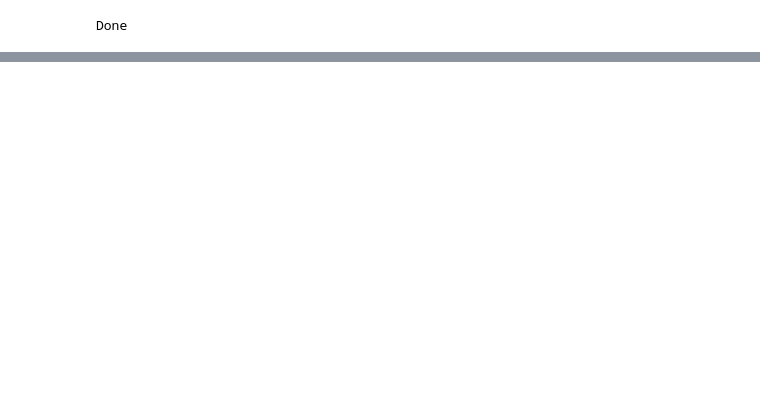
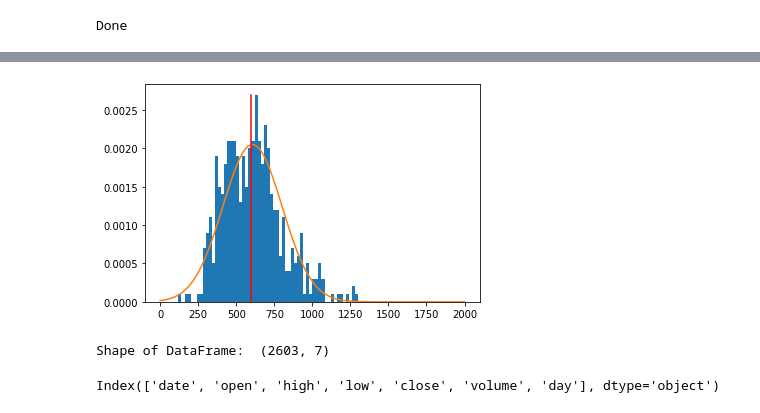
Before and after one commit to louismeeckers/blockchain-analysis, a Jupyter notebook: analysis2.ipynb, the cells around one changed output, grey strips where cells are left out. Cells and saved outputs as stored; diff of their text form; code cells hidden in the pictures; blank space fills up the shorter version.

```diff
--- a/analysis2.ipynb
+++ b/analysis2.ipynb
@@ -107,0 +142,19 @@ Index(['hash', 'ver', 'time', 'bits', 'fee', 'nonce', 'n_tx', 'difficulty',
+# %%
+columns, x, _ = plt.hist(grouped, bins=100, range=(0,2000), density=True)
+
+mean = grouped.mean()
+std  = grouped.std()
+#x = np.linspace(0, 2000, 1000)
+plt.plot(x, stats.norm.pdf(x, mean, std))
+
+#plt.xscale("log")
+plt.plot([600,600],[0,columns.max()],c='r')
+plt.show()
+# %% [output]
+[figure, added]
+# %%
+financial = get_ticker_data('btc-usd')
+financial.columns
+# %% [output]
+Shape of DataFrame:  (2603, 7)
+Index(['date', 'open', 'high', 'low', 'close', 'volume', 'day'], dtype='object')
```
Also changed, not shown: parts of 16 cells of this notebook, 6 other files.
